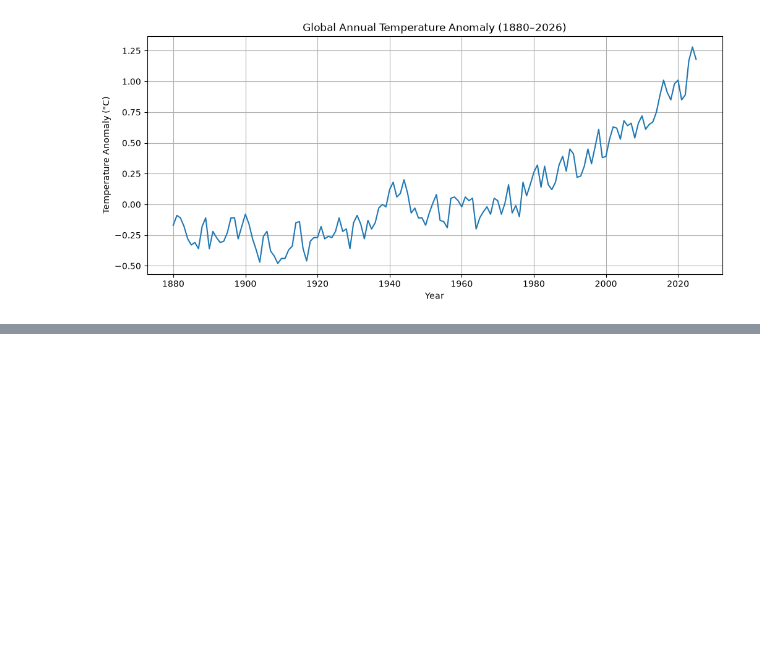
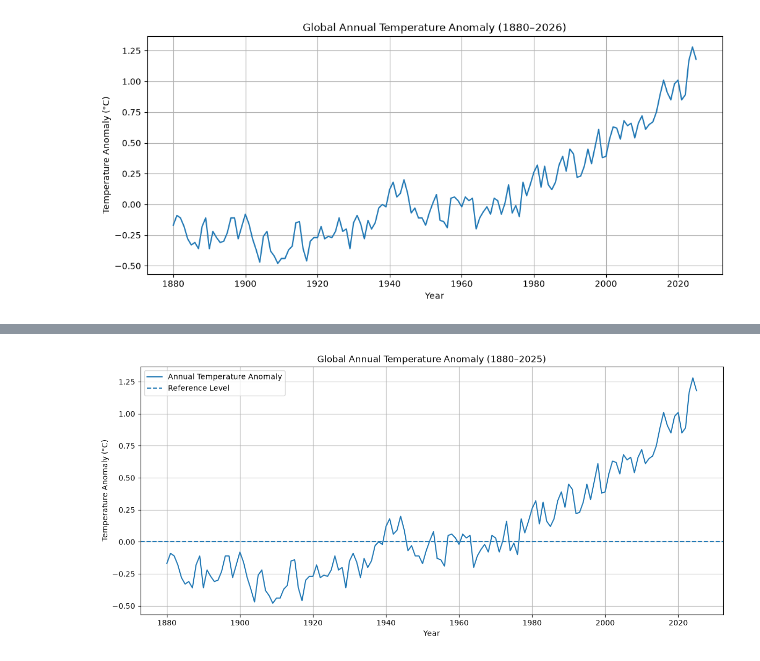
Before and after one commit to HibaHAJAJI/Earth-Jukebox, a Jupyter notebook: notebooks/01_data_inspection.ipynb, the cells around one changed output, grey strips where cells are left out. Cells and saved outputs as stored; diff of their text form; code cells hidden in the pictures; blank space fills up the shorter version.

Commit message:
Complete decadal temperature analysis

```diff
--- a/notebooks/01_data_inspection.ipynb
+++ b/notebooks/01_data_inspection.ipynb
@@ -254,0 +1083,7 @@ plt.show()
+# %%
+# Prepare annual temperature data
+
+annual_df = df.dropna(subset=["J-D"]).copy()
+
+# Display the annual dataset
+annual_df[["Year", "J-D"]].tail(10)
@@ -254,0 +1116,22 @@ plt.show()
+# %%
+import matplotlib.pyplot as plt
+
+plt.figure(figsize=(14, 6))
+
+plt.plot(
+    annual_df["Year"],
+    annual_df["J-D"],
+    label="Annual Temperature Anomaly"
+)
+
+plt.axhline(y=0, linestyle="--", label="Reference Level")
+
+plt.title("Global Annual Temperature Anomaly (1880–2025)")
+plt.xlabel("Year")
+plt.ylabel("Temperature Anomaly (°C)")
+plt.legend()
+plt.grid(True)
+
+plt.show()
+# %% [output]
+[figure, added]
```
Also changed, not shown: parts of 57 cells of this notebook.
